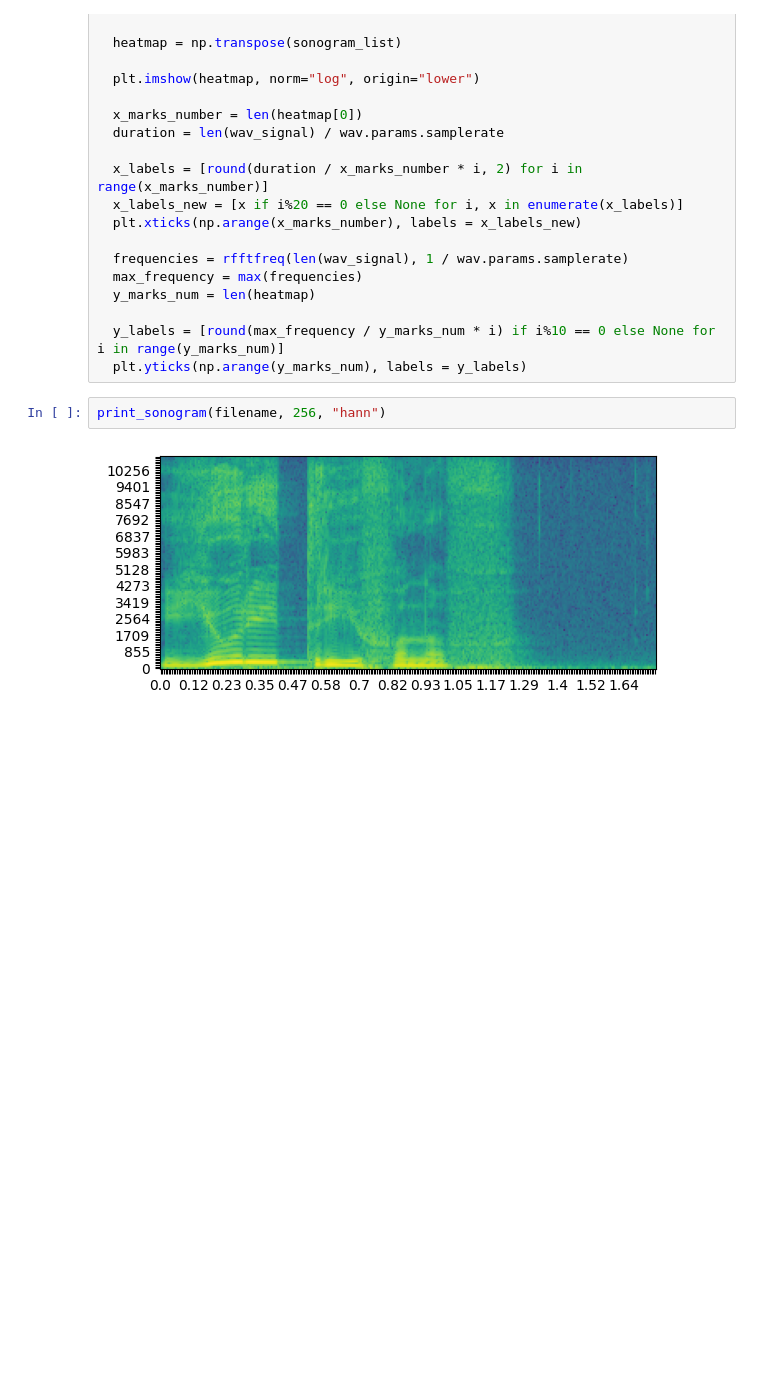
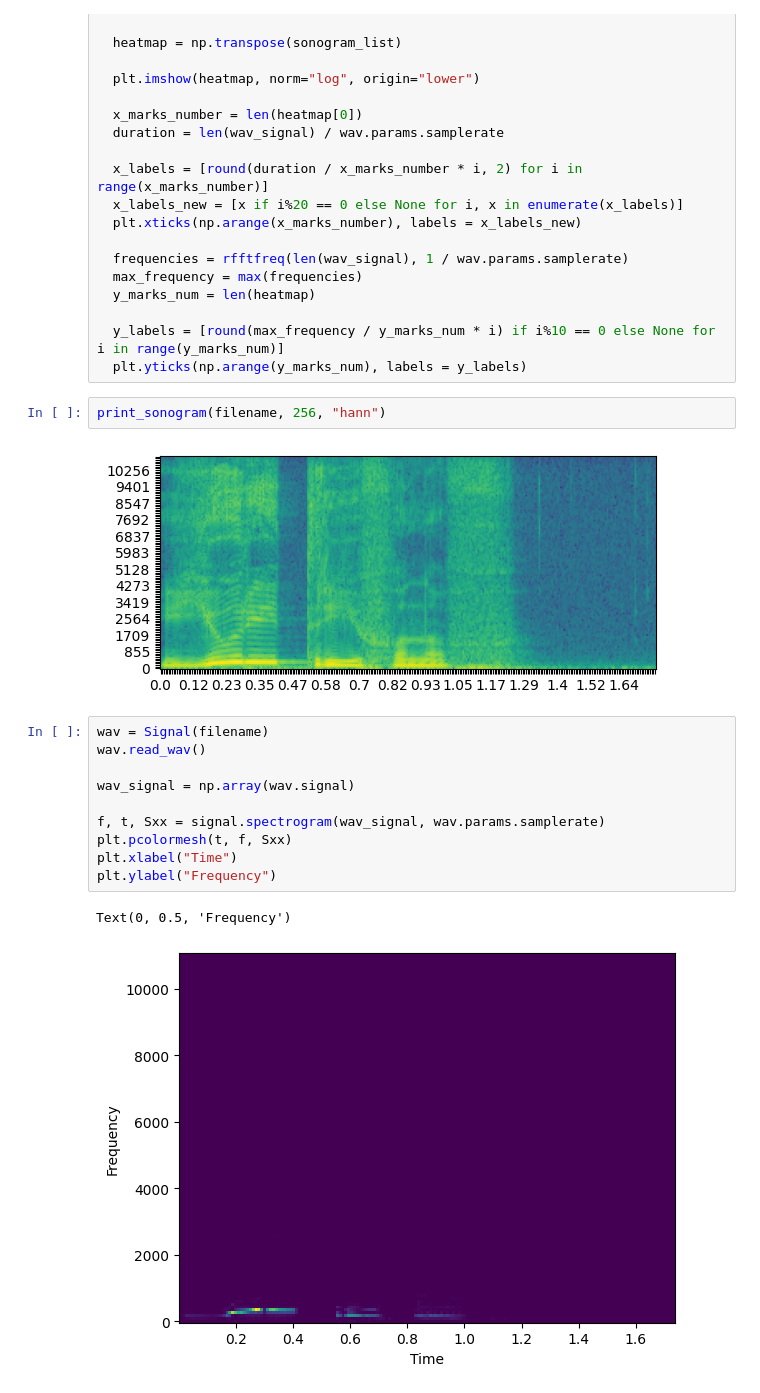
Before and after one commit to phonetics-spbu/phonetics-spbu.github.io, a Jupyter notebook: public/courses/linear_models/ipynb/lm_sonogram.ipynb, the cells around one changed output. Cells and saved outputs as stored; diff of their text form; blank space fills up the shorter version.

```diff
--- a/public/courses/linear_models/ipynb/lm_sonogram.ipynb
+++ b/public/courses/linear_models/ipynb/lm_sonogram.ipynb
@@ -258,3 +258,16 @@ def print_sonogram(filename, N_wind, window_type):
 print_sonogram(filename, 256, "hann")
 # %% [output]
 [figure]
+# %%
+wav = Signal(filename)
+wav.read_wav()
+
+wav_signal = np.array(wav.signal)
+
+f, t, Sxx = signal.spectrogram(wav_signal, wav.params.samplerate)
+plt.pcolormesh(t, f, Sxx)
+plt.xlabel("Time")
+plt.ylabel("Frequency")
+# %% [output]
+Text(0, 0.5, 'Frequency')
+[figure, added]
```
